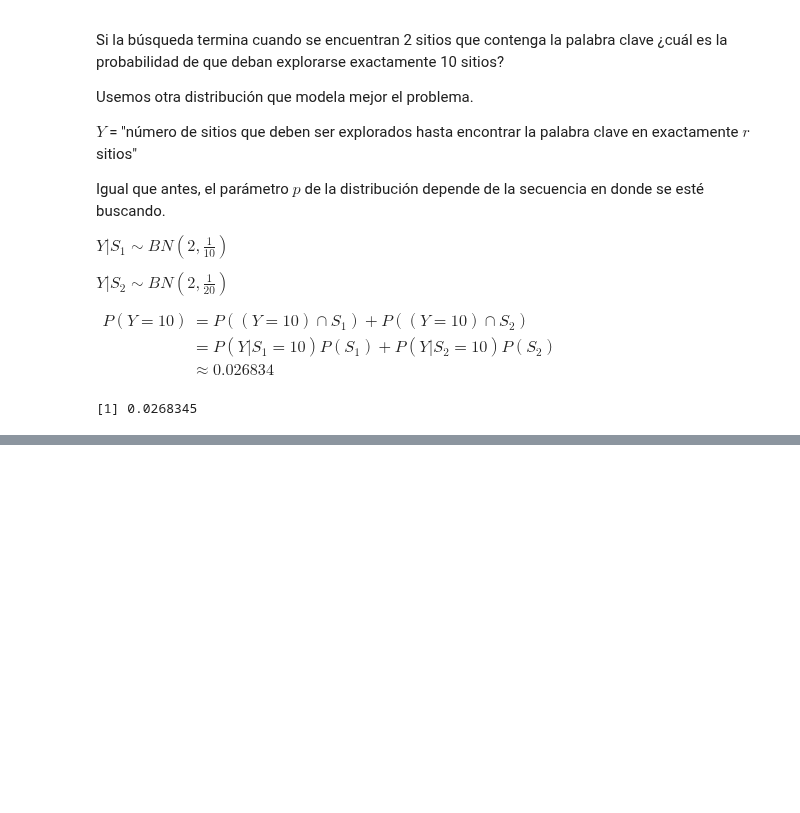
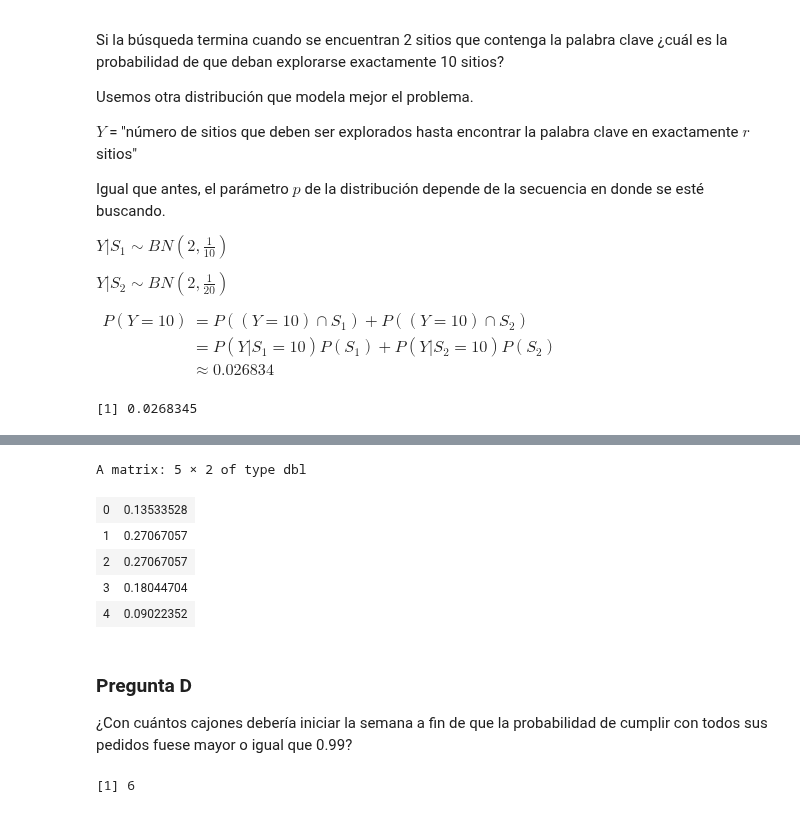
Before and after one commit to honi/uba-probabilidad-y-estadistica, a Jupyter notebook: Soluciones/Práctica2.ipynb, the cells around one changed output, grey strips where cells are left out. Drawn from its saved outputs; the diff is of its cells as text; code cells hidden in the pictures; blank space fills up the shorter version.

```diff
--- a/Soluciones/Práctica2.ipynb
+++ b/Soluciones/Práctica2.ipynb
@@ -697,0 +732,22 @@ dnbinom(8, 2, 1/10) * 1/2 + dnbinom(8, 2, 1/20) * 1/2
+# %%
+matrix(c(0:4, dpois(0:4, 2)), nrow=5, ncol=2)
+# %% [output]
+A matrix: 5 × 2 of type dbl
+| 0 | 0.13533528 |
+| 1 | 0.27067057 |
+| 2 | 0.27067057 |
+| 3 | 0.18044704 |
+| 4 | 0.09022352 |
+# %% [markdown]
+### Pregunta D
+
+¿Con cuántos cajones debería iniciar la semana a fin de que la probabilidad de cumplir con todos sus pedidos fuese mayor o igual que 0.99?
+# %%
+x = 0
+repeat {
+    if (ppois(x, 2) >= 0.99) break
+    x = x + 1
+}
+x
+# %% [output]
+[1] 6
```
Also changed, not shown: parts of 7 cells of this notebook.
